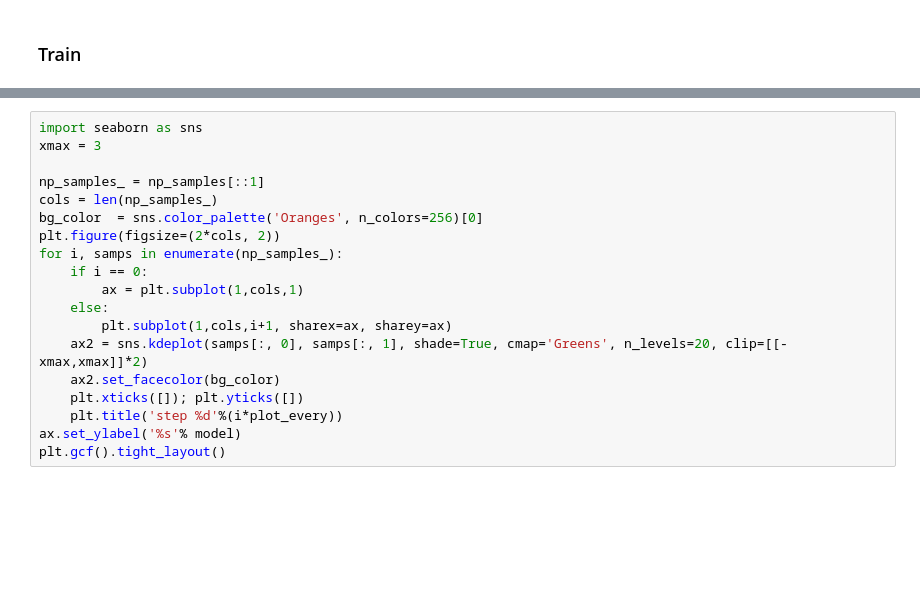
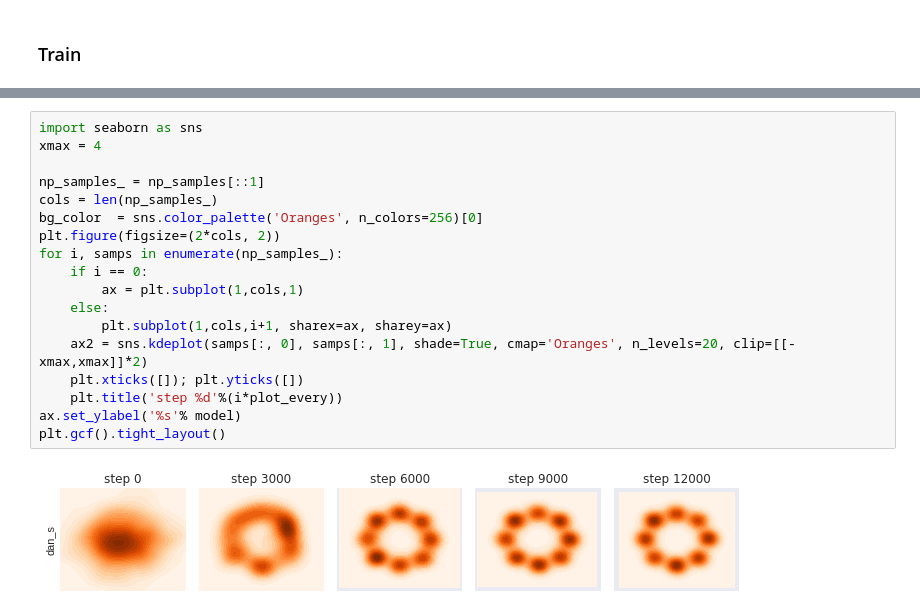
Before and after one commit to ChengtaoLi/dan, a Jupyter notebook: toy/toy_demo.ipynb, the cells around one changed output, grey strips where cells are left out. Cells and saved outputs as stored; diff of their text form; blank space fills up the shorter version.

```diff
--- a/toy/toy_demo.ipynb
+++ b/toy/toy_demo.ipynb
@@ -247,19 +249,20 @@ for it in range(30000):
 # %%
 import seaborn as sns
-xmax = 3
+xmax = 4
 
 np_samples_ = np_samples[::1]
 cols = len(np_samples_)
 bg_color  = sns.color_palette('Oranges', n_colors=256)[0]
 plt.figure(figsize=(2*cols, 2))
 for i, samps in enumerate(np_samples_):
     if i == 0:
         ax = plt.subplot(1,cols,1)
     else:
         plt.subplot(1,cols,i+1, sharex=ax, sharey=ax)
-    ax2 = sns.kdeplot(samps[:, 0], samps[:, 1], shade=True, cmap='Greens', n_levels=20, clip=[[-xmax,xmax]]*2)
-    ax2.set_facecolor(bg_color)
+    ax2 = sns.kdeplot(samps[:, 0], samps[:, 1], shade=True, cmap='Oranges', n_levels=20, clip=[[-xmax,xmax]]*2)
     plt.xticks([]); plt.yticks([])
     plt.title('step %d'%(i*plot_every))
 ax.set_ylabel('%s'% model)
 plt.gcf().tight_layout()
+# %% [output]
+[figure, added]
```
Also changed, not shown: parts of 3 cells of this notebook.
